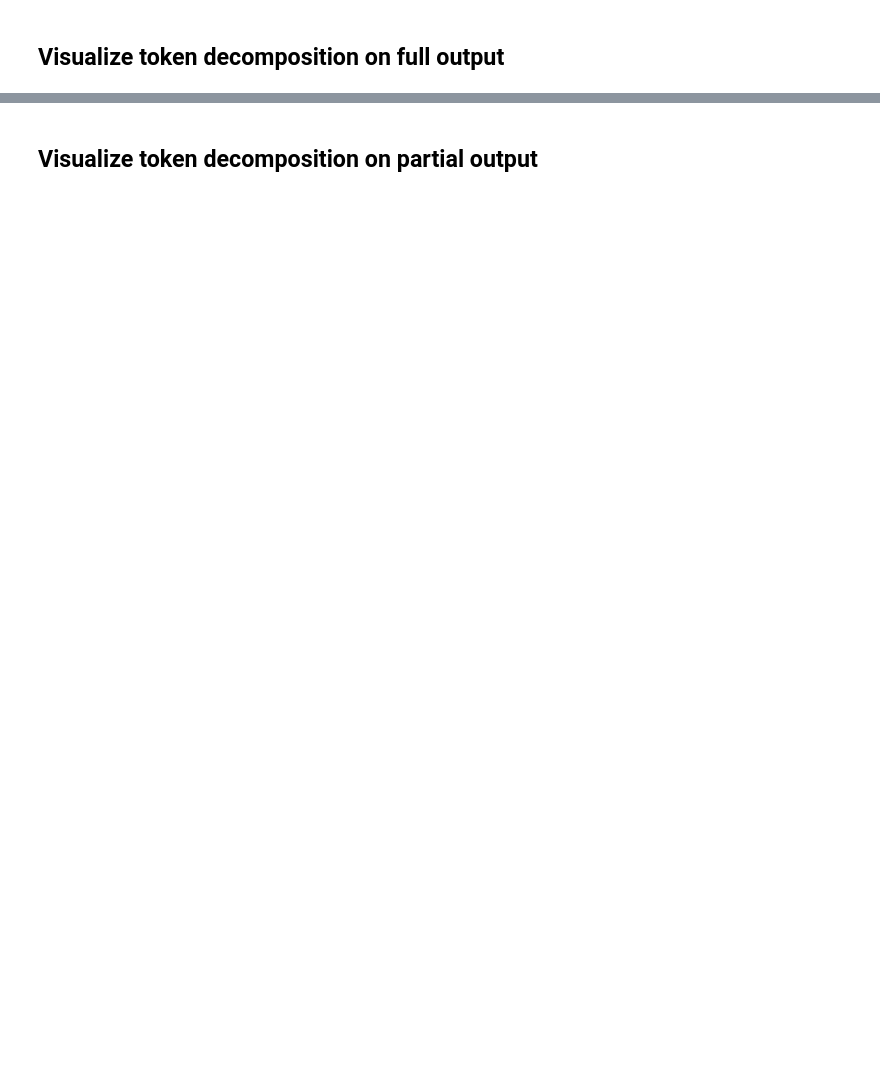
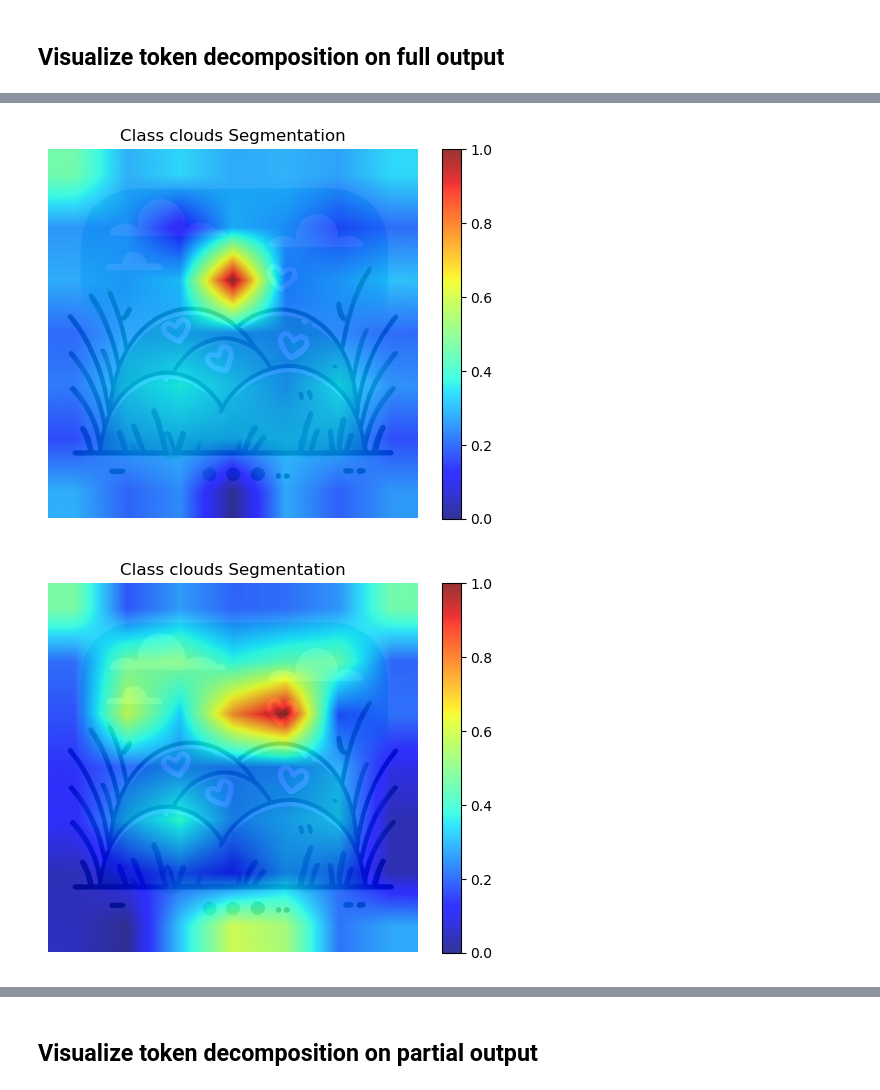
Before and after one commit to vstrozzi/PCLens_spectral_explainability_in_CLIP_ViT_encoder, a Jupyter notebook: zero_shot_segment.ipynb, the cells around one changed output, grey strips where cells are left out. Cells and saved outputs as stored; diff of their text form; code cells hidden in the pictures; blank space fills up the shorter version.

```diff
--- a/zero_shot_segment.ipynb
+++ b/zero_shot_segment.ipynb
@@ -219,6 +234,11 @@ def plot_segment_map(attentions, class_embeddings, image_pil, lines, device, lay
         plt.axis('off')
         plt.show()
 # %%
-for k in range(nr_layers_):
+# Plot last layers
+num_last_layers_plot = 4
+for k in range(nr_layers_ - num_last_layers_, nr_layers_):
     plot_segment_map(attentions, class_embeddings, image_pil, lines, device, layer=k)
 plot_segment_map(attentions, class_embeddings, image_pil, lines, device)
+# %% [output]
+[figure, added]
+[figure, added]
```
Also changed, not shown: parts of 8 cells of this notebook, 2 other files.
